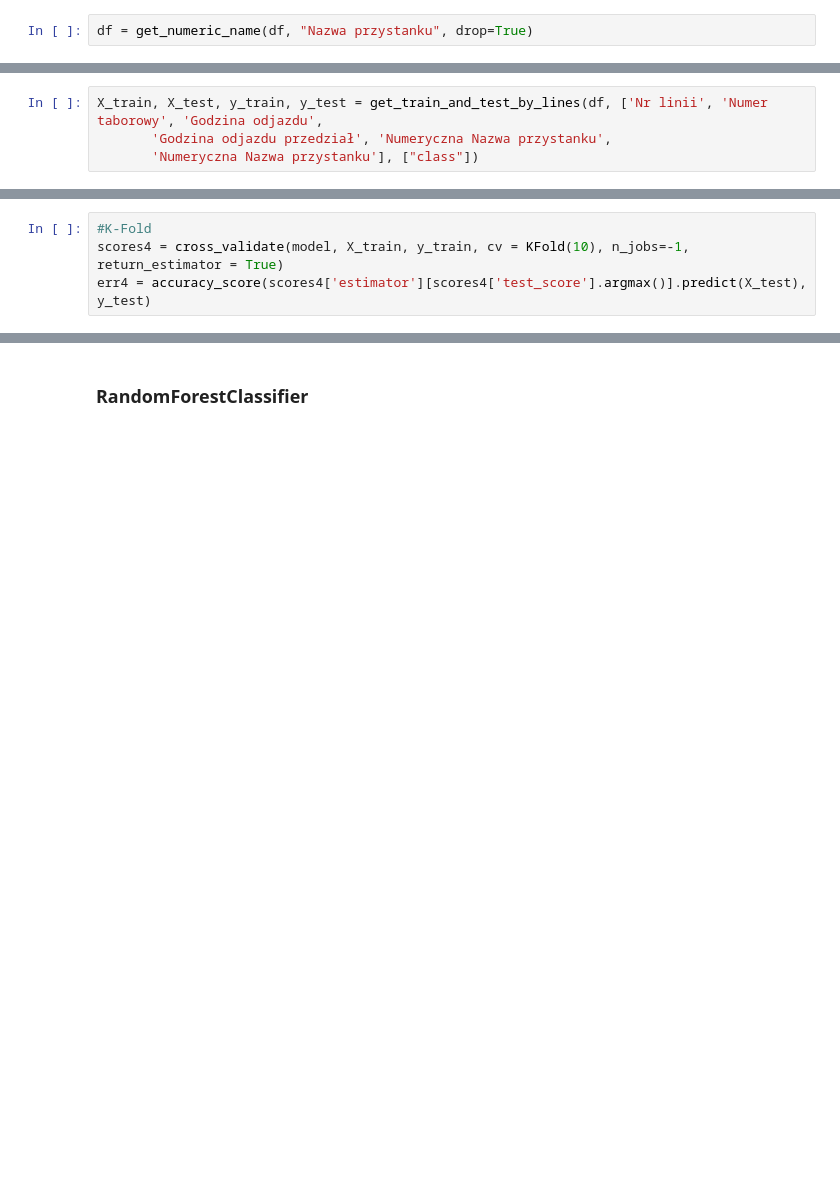
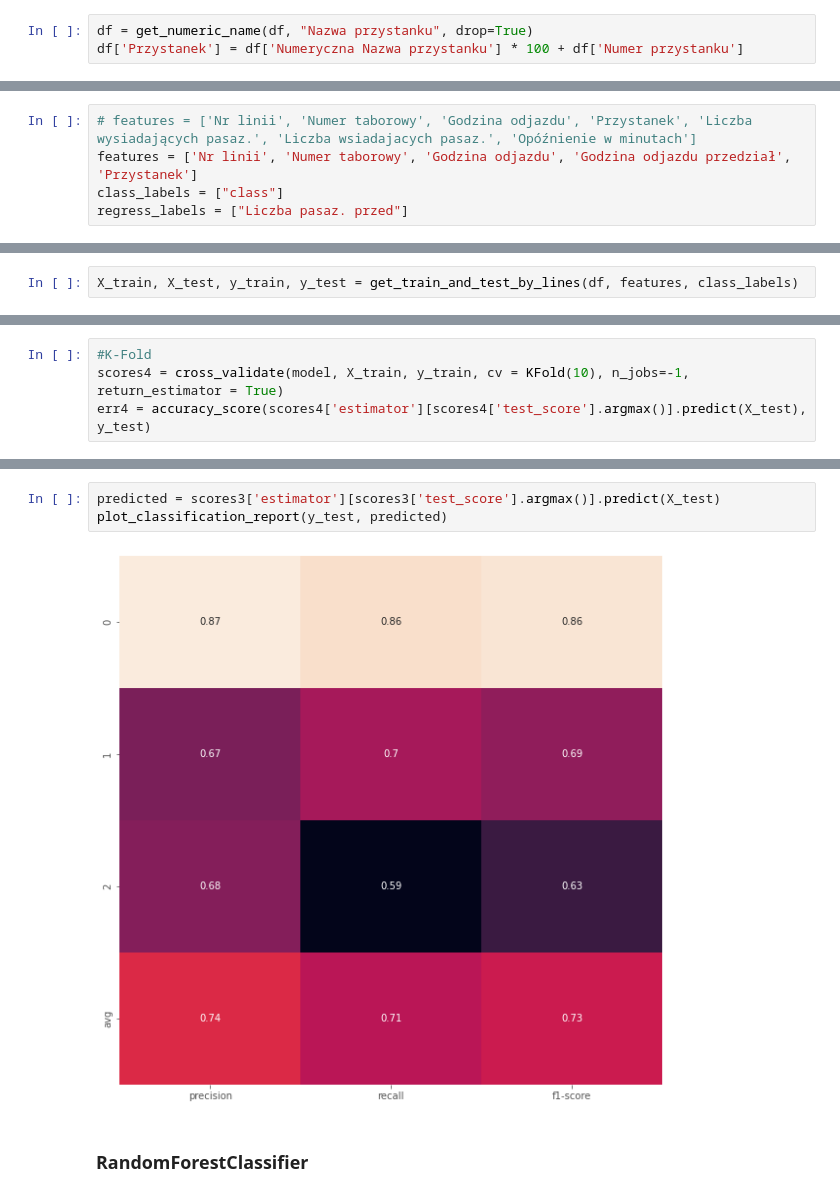
Before and after one commit to Walczi123/Projekt_Przetwarzanie_Danych, a Jupyter notebook: classification_and_regression_global.ipynb, the cells around one changed output, grey strips where cells are left out. Saved outputs shown, nothing was run; the diff lists cells and outputs as text; blank space fills up the shorter version.

```diff
--- a/classification_and_regression_global.ipynb
+++ b/classification_and_regression_global.ipynb
@@ -13,3 +13,4 @@ df = get_clustered_data_with_bus_only('./data/SZP-2021-09-03.csv')
 Amount of invalid data: 2
 # %%
 df = get_numeric_name(df, "Nazwa przystanku", drop=True)
+df['Przystanek'] = df['Numeryczna Nazwa przystanku'] * 100 + df['Numer przystanku']
@@ -24,0 +17,5 @@ df.sample(5)
+# %%
+# features = ['Nr linii', 'Numer taborowy', 'Godzina odjazdu', 'Przystanek', 'Liczba wysiadających pasaz.', 'Liczba wsiadajacych pasaz.', 'Opóźnienie w minutach']
+features = ['Nr linii', 'Numer taborowy', 'Godzina odjazdu', 'Godzina odjazdu przedział', 'Przystanek']
+class_labels = ["class"]
+regress_labels = ["Liczba pasaz. przed"]
@@ -40,9 +44,7 @@ from mlxtend.evaluate import bootstrap
 import seaborn as sns
 import matplotlib.pyplot as plt
 # %%
-X_train, X_test, y_train, y_test = get_train_and_test_by_lines(df, ['Nr linii', 'Numer taborowy', 'Godzina odjazdu',
-       'Godzina odjazdu przedział', 'Numeryczna Nazwa przystanku',
-       'Numeryczna Nazwa przystanku'], ["class"])
+X_train, X_test, y_train, y_test = get_train_and_test_by_lines(df, features, class_labels)
 # %% [markdown]
 ### DecisionTreeClassifier
 # %%
@@ -80,3 +82,8 @@ print(f"4. Accuracy KFold {err4}")
+# %%
+predicted = scores3['estimator'][scores3['test_score'].argmax()].predict(X_test)
+plot_classification_report(y_test, predicted)
+# %% [output]
+[figure, added]
 # %% [markdown]
 ### RandomForestClassifier
 # %%
```
Also changed, not shown: parts of 6 cells of this notebook, 1 other file.
